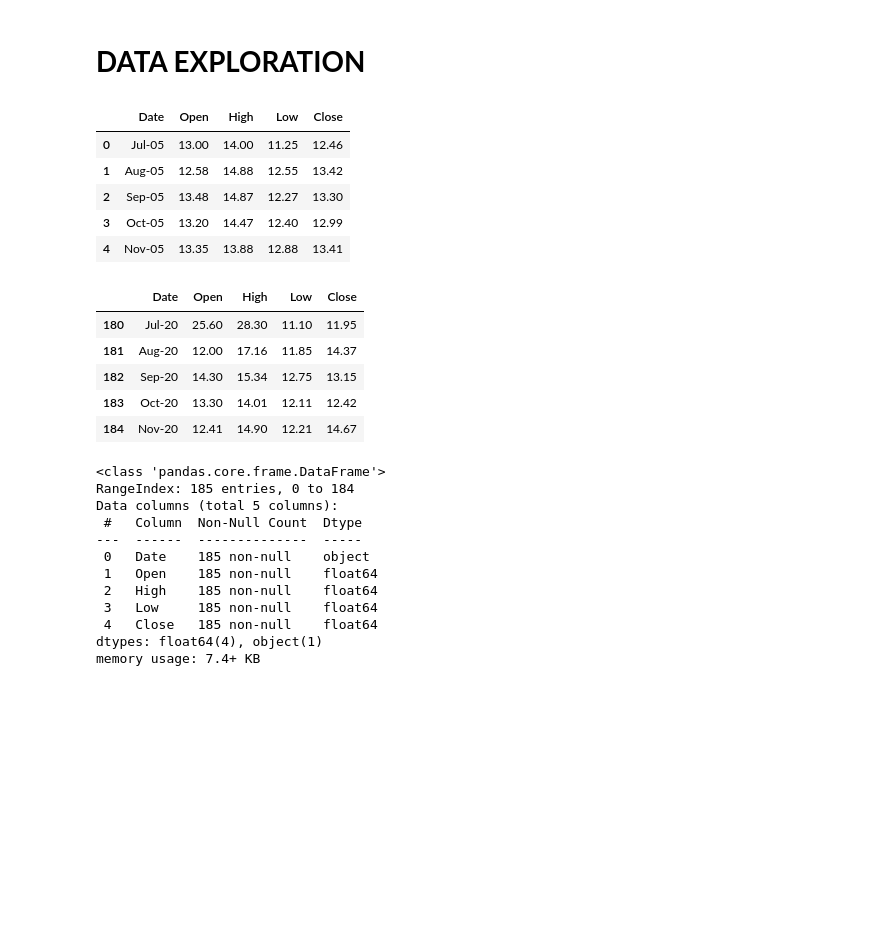
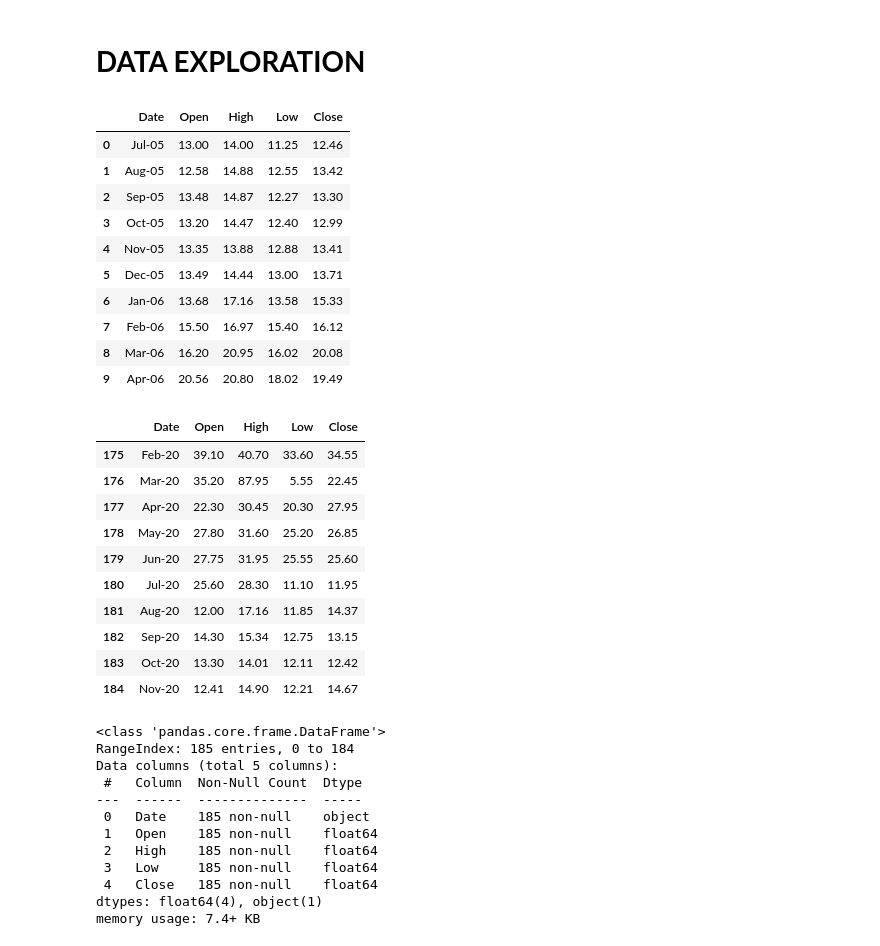
Before and after one commit to nehaa54/StockClosingPricePred, a Jupyter notebook: YesBankStockClosingPrediction.ipynb, the cells around one changed output. Drawn from its saved outputs; the diff is of its cells as text; code cells hidden in the pictures; blank space fills up the shorter version.

```diff
--- a/YesBankStockClosingPrediction.ipynb
+++ b/YesBankStockClosingPrediction.ipynb
@@ -71,20 +70,30 @@ dataset= pd.read_csv('/content/drive/MyDrive/Capstone project-02/data_YesBank_St
 # %% [markdown]
 # **DATA EXPLORATION**
 # %%
-#Getting the first 5 rows of dataset
-dataset.head()
+#Getting the first 10 rows of dataset
+dataset.head(10)
 # %% [output]
 |  | Date | Open | High | Low | Close |
 | 0 | Jul-05 | 13.00 | 14.00 | 11.25 | 12.46 |
 | 1 | Aug-05 | 12.58 | 14.88 | 12.55 | 13.42 |
 | 2 | Sep-05 | 13.48 | 14.87 | 12.27 | 13.30 |
 | 3 | Oct-05 | 13.20 | 14.47 | 12.40 | 12.99 |
 | 4 | Nov-05 | 13.35 | 13.88 | 12.88 | 13.41 |
+| 5 | Dec-05 | 13.49 | 14.44 | 13.00 | 13.71 |
+| 6 | Jan-06 | 13.68 | 17.16 | 13.58 | 15.33 |
+| 7 | Feb-06 | 15.50 | 16.97 | 15.40 | 16.12 |
+| 8 | Mar-06 | 16.20 | 20.95 | 16.02 | 20.08 |
+| 9 | Apr-06 | 20.56 | 20.80 | 18.02 | 19.49 |
 # %%
-#checking the last 5 rows of the dataset
-dataset.tail()
+#checking the last 10 rows of the dataset
+dataset.tail(10)
 # %% [output]
 |  | Date | Open | High | Low | Close |
+| 175 | Feb-20 | 39.10 | 40.70 | 33.60 | 34.55 |
+| 176 | Mar-20 | 35.20 | 87.95 | 5.55 | 22.45 |
+| 177 | Apr-20 | 22.30 | 30.45 | 20.30 | 27.95 |
+| 178 | May-20 | 27.80 | 31.60 | 25.20 | 26.85 |
+| 179 | Jun-20 | 27.75 | 31.95 | 25.55 | 25.60 |
 | 180 | Jul-20 | 25.60 | 28.30 | 11.10 | 11.95 |
 | 181 | Aug-20 | 12.00 | 17.16 | 11.85 | 14.37 |
 | 182 | Sep-20 | 14.30 | 15.34 | 12.75 | 13.15 |
```
Also changed, not shown: parts of 46 cells of this notebook.
